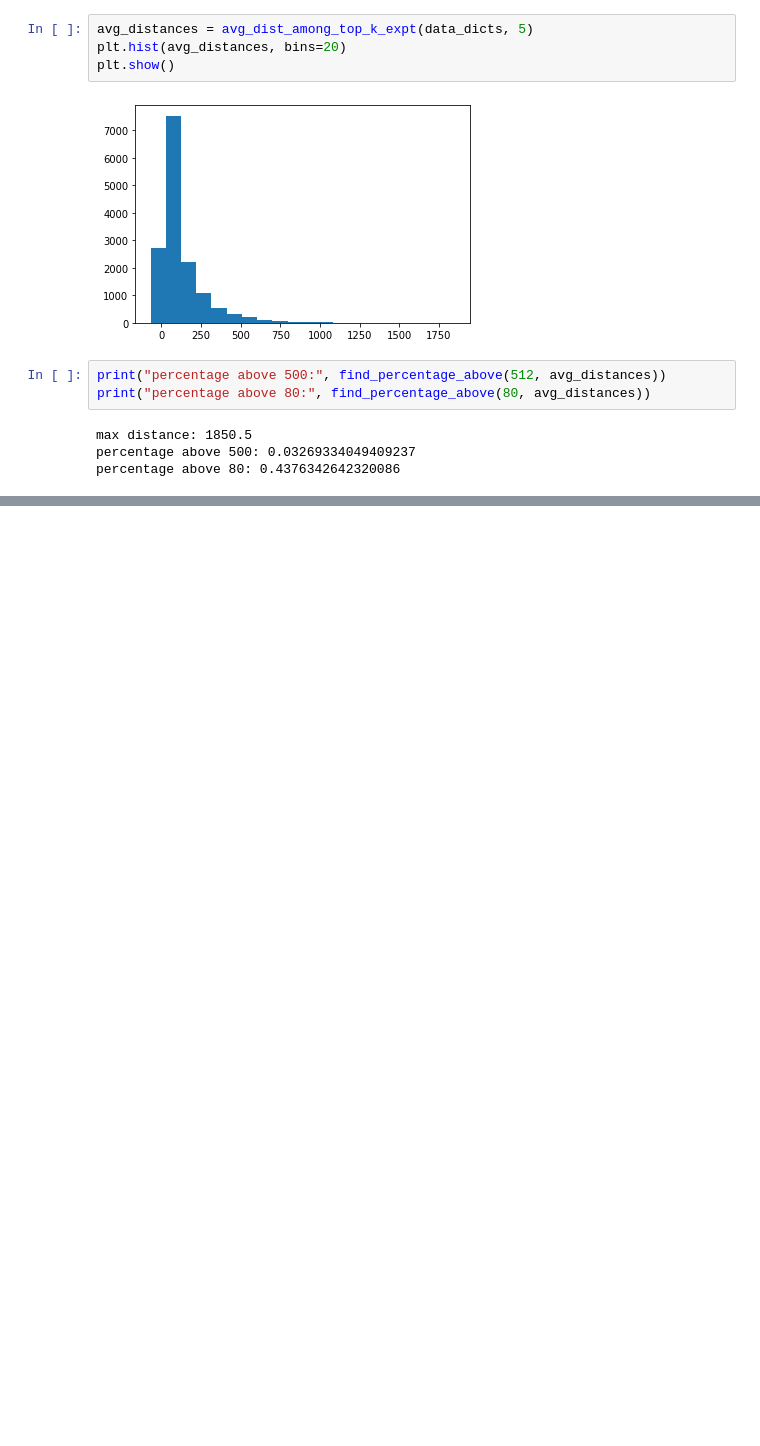
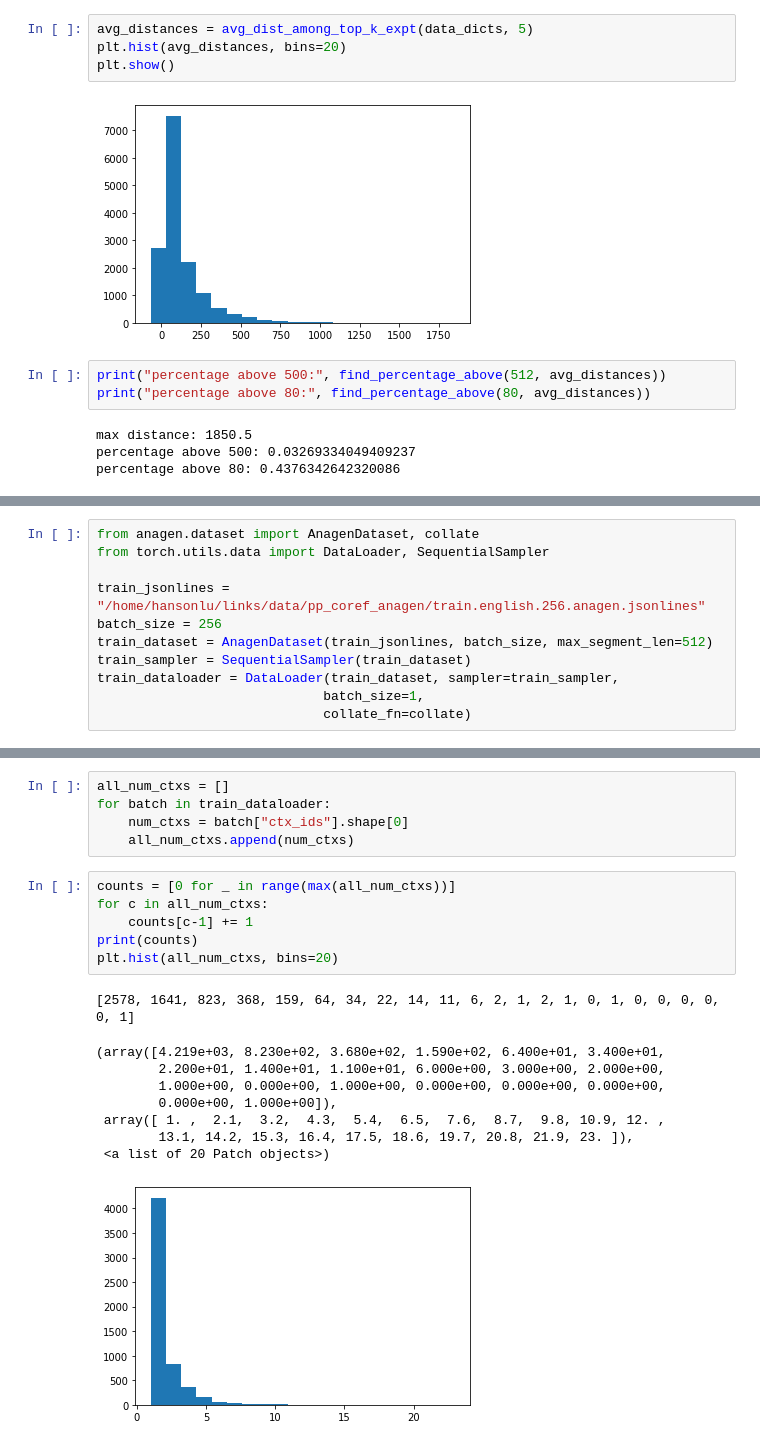
Before and after one commit to hansonhl/coref, a Jupyter notebook: anagen_experiments.ipynb, the cells around one changed output, grey strips where cells are left out. Drawn from its saved outputs; the diff is of its cells as text; blank space fills up the shorter version.

```diff
--- a/anagen_experiments.ipynb
+++ b/anagen_experiments.ipynb
@@ -86,0 +91,11 @@ percentage above 80: 0.4376342642320086
+# %%
+from anagen.dataset import AnagenDataset, collate
+from torch.utils.data import DataLoader, SequentialSampler
+
+train_jsonlines = "/home/hansonlu/links/data/pp_coref_anagen/train.english.256.anagen.jsonlines"
+batch_size = 256
+train_dataset = AnagenDataset(train_jsonlines, batch_size, max_segment_len=512)
+train_sampler = SequentialSampler(train_dataset)
+train_dataloader = DataLoader(train_dataset, sampler=train_sampler,
+                             batch_size=1,
+                             collate_fn=collate)
@@ -86,0 +110,21 @@ percentage above 80: 0.4376342642320086
+# %%
+all_num_ctxs = []
+for batch in train_dataloader:
+    num_ctxs = batch["ctx_ids"].shape[0]
+    all_num_ctxs.append(num_ctxs)
+# %%
+counts = [0 for _ in range(max(all_num_ctxs))]
+for c in all_num_ctxs:
+    counts[c-1] += 1
+print(counts)
+plt.hist(all_num_ctxs, bins=20)
+# %% [output]
+[2578, 1641, 823, 368, 159, 64, 34, 22, 14, 11, 6, 2, 1, 2, 1, 0, 1, 0, 0, 0, 0, 0, 1]
+(array([4.219e+03, 8.230e+02, 3.680e+02, 1.590e+02, 6.400e+01, 3.400e+01,
+        2.200e+01, 1.400e+01, 1.100e+01, 6.000e+00, 3.000e+00, 2.000e+00,
+        1.000e+00, 0.000e+00, 1.000e+00, 0.000e+00, 0.000e+00, 0.000e+00,
+        0.000e+00, 1.000e+00]),
+ array([ 1. ,  2.1,  3.2,  4.3,  5.4,  6.5,  7.6,  8.7,  9.8, 10.9, 12. ,
+        13.1, 14.2, 15.3, 16.4, 17.5, 18.6, 19.7, 20.8, 21.9, 23. ]),
+ <a list of 20 Patch objects>)
+[figure, added]
```
Also changed, not shown: parts of 6 cells of this notebook, 7 other files.
